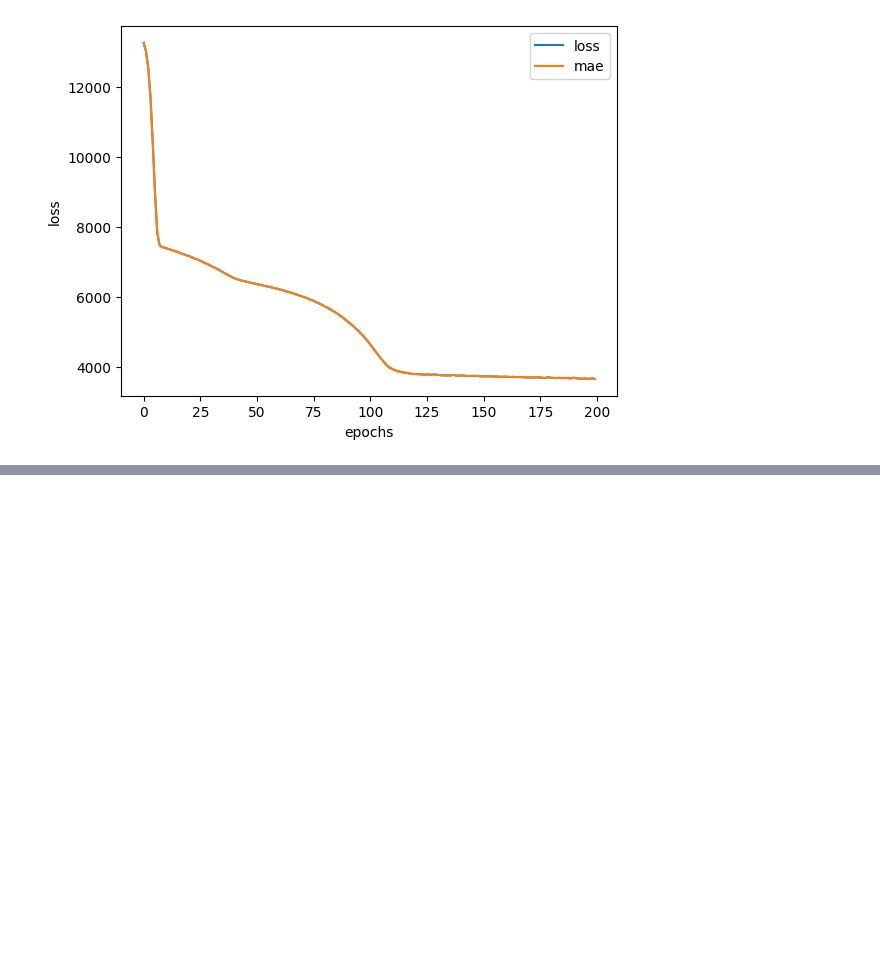
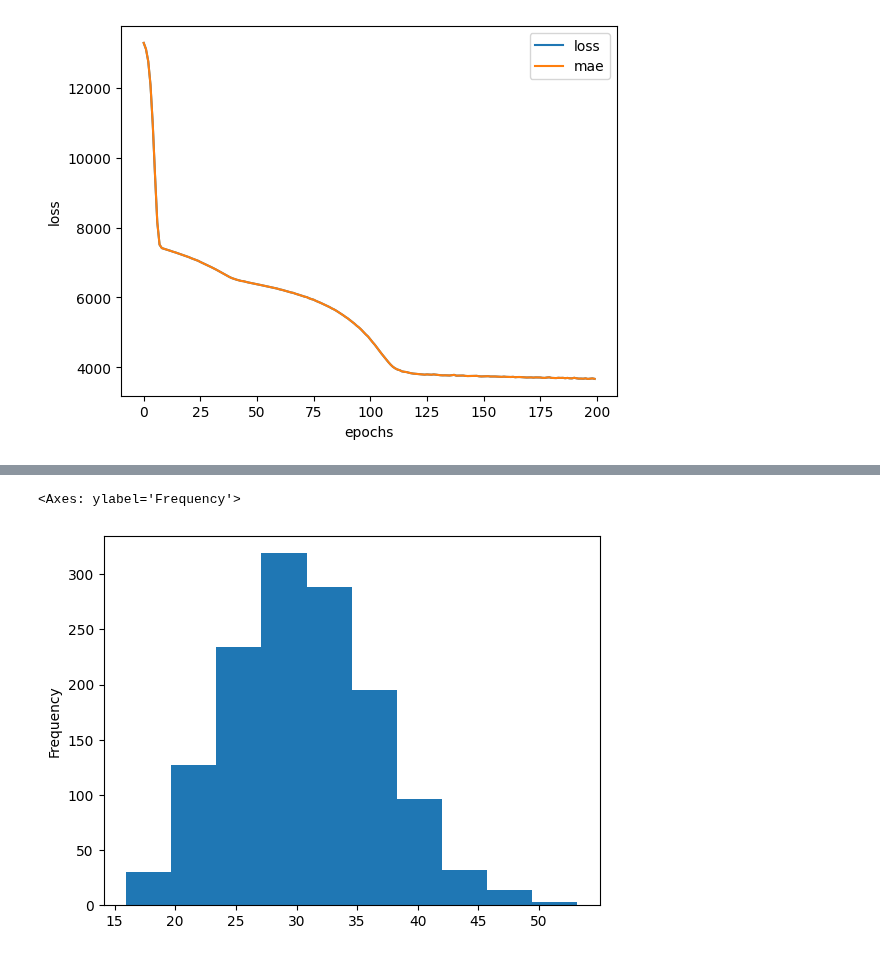
Before and after one commit to BakerSec/tensorflow, a Jupyter notebook: 01_Neural_Network_Regression_with_Tensorflow_A.ipynb, the cells around one changed output, grey strips where cells are left out. Drawn from its saved outputs; the diff is of its cells as text; code cells hidden in the pictures; blank space fills up the shorter version.

```diff
--- a/01_Neural_Network_Regression_with_Tensorflow_A.ipynb
+++ b/01_Neural_Network_Regression_with_Tensorflow_A.ipynb
@@ -993,0 +1021,5 @@ Text(0.5, 0, 'epochs')
+# %%
+X["bmi"].plot.hist()
+# %% [output]
+<Axes: ylabel='Frequency'>
+[figure, added]
```
Also changed, not shown: parts of 53 cells of this notebook.
